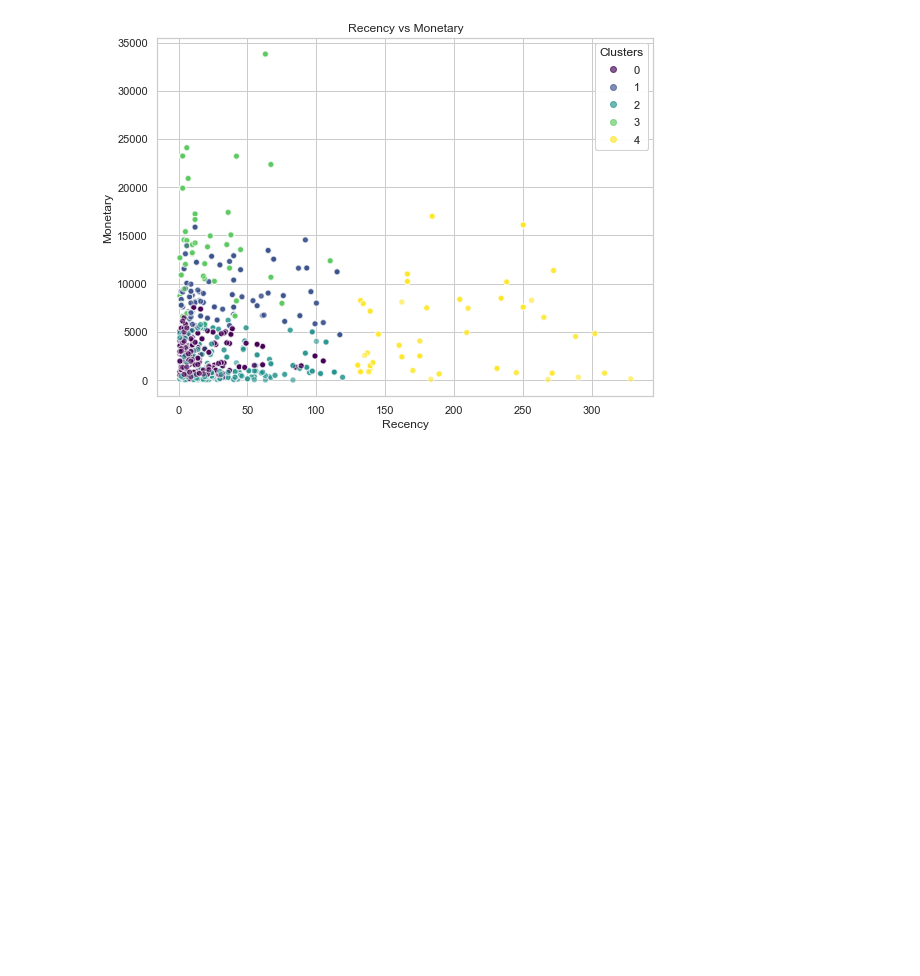
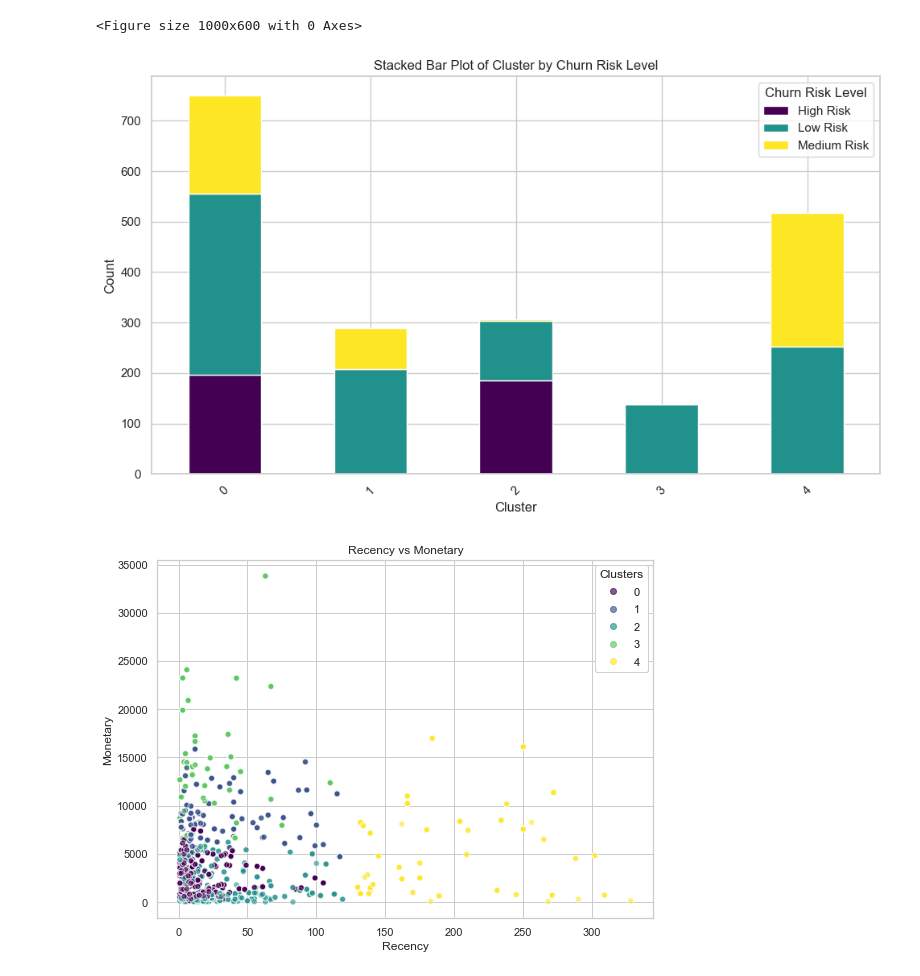
Before and after one commit to areg-hovakimyan/CRR, a Jupyter notebook: visualizations.ipynb, the cells around one changed output. Cells and saved outputs as stored; diff of their text form; code cells hidden in the pictures; blank space fills up the shorter version.

```diff
--- a/visualizations.ipynb
+++ b/visualizations.ipynb
@@ -3,11 +3,11 @@ from CRR.model.plots import plot_rfm_distributions, cluster_p, age_dist_per_clus
 import pandas as pd
 # %%
-RFM_Clusters = pd.read_csv("RFM_Clusters.csv")
+modeling = pd.read_csv("Modeling.csv")
 customer = pd.read_csv("Customer.csv")
 order = pd.read_csv("Order.csv")
 product = pd.read_csv("Product.csv")
 # %%
-df = pd.merge(RFM_Clusters, customer, how = "inner")
+df = pd.merge(modeling, customer, how = "inner")
 df = pd.merge(df, customer, how = "inner")
 df = pd.merge(df, order, how = "inner")
 df = pd.merge(df, product, how = "inner")
@@ -14,3 +30,8 @@ df = pd.merge(df, product, how = "inner")
+# %%
+RiskLevelPlot(df)
+# %% [output]
+<Figure size 1000x600 with 0 Axes>
+[figure, added]
 # %%
 rfm_plots(df)
 # %% [output]
```
Also changed, not shown: parts of 2 cells of this notebook, 9 other files.
